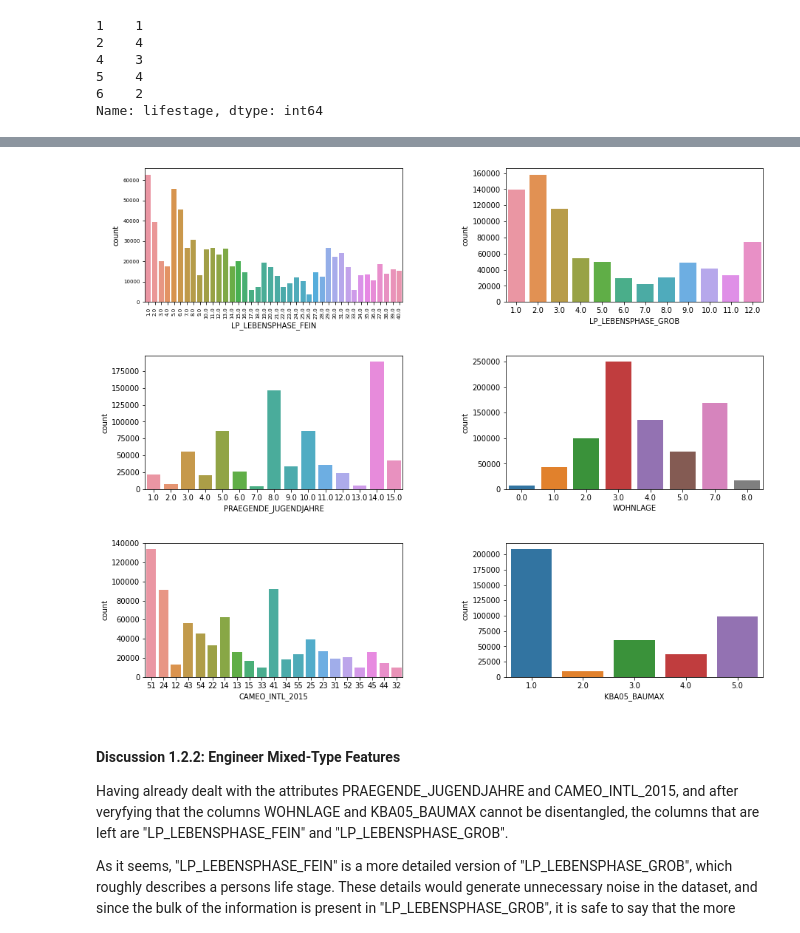
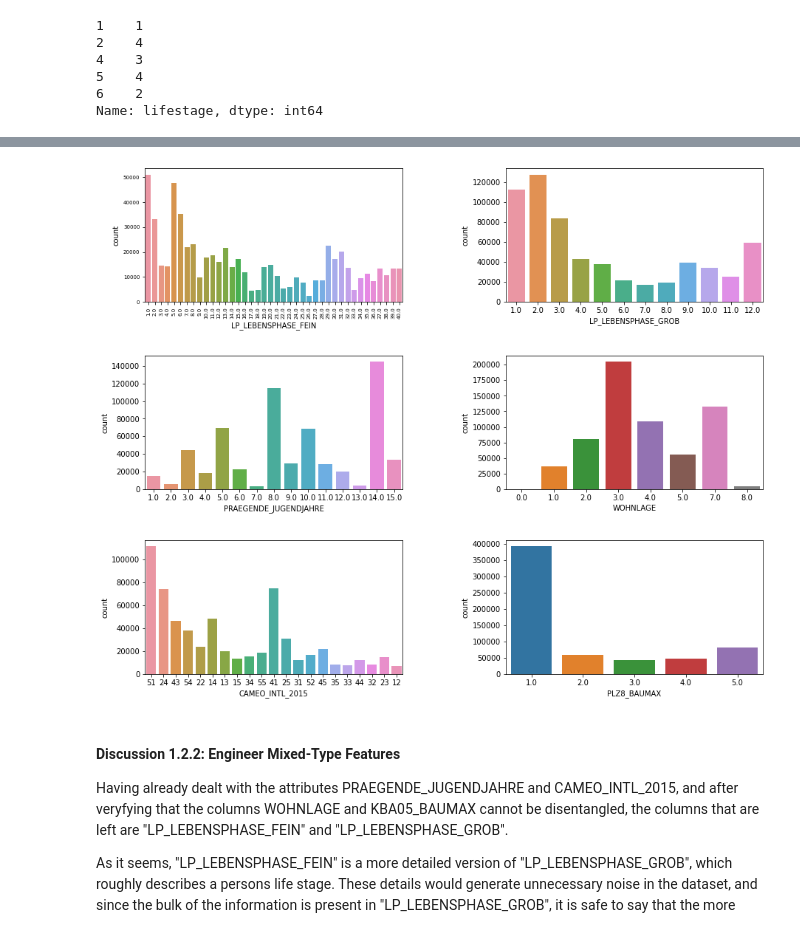
Before and after one commit to davidjentjens/customer_segments_with_arvato, a Jupyter notebook: Identify_Customer_Segments.ipynb, the cells around one changed output, grey strips where cells are left out. Cells and saved outputs as stored; diff of their text form; code cells hidden in the pictures.

```diff
--- a/Identify_Customer_Segments.ipynb
+++ b/Identify_Customer_Segments.ipynb
@@ -574,7 +576,7 @@ Multi-level attributes ( 12 ):  ['CJT_GESAMTTYP', 'FINANZTYP', 'GFK_URLAUBERTYP'
 # %%
 # Now to handle the special binary attribute case, I will be doing the following substitution.
 
-azdias_modified = azdias_without_nans.replace({'OST_WEST_KZ': {'W': 0, 'O': 1}})
+azdias_modified = azdias_modified.replace({'OST_WEST_KZ': {'W': 0, 'O': 1}})
 # %%
 # Re-encode categorical variable(s) to be kept in the analysis.
 azdias_encoded = pd.get_dummies(azdias_modified, columns=multilevel_attr)
@@ -741,26 +758,27 @@ Name: lifestage, dtype: int64
+# %%
+# As with the categorical variables, the columns removed due to missing values also need to be removed from the
+# mixed attribute list.
+
+mixed_attr = mixed_attr.drop(labels=[64])
 # %%
-# To analyze the other mixed columns, I will be graphing them in the same way I did the categorical values
-
-mixed_attr = feat_info[feat_info['type'] == 'mixed'].attribute;
-
-for i in range(0, len(mixed_attr)-1):
+for i in range(0, len(mixed_attr)):
     if((i%4)+1 == 1):
         fig = plt.figure(figsize=(15,8))
         fig.subplots_adjust(hspace=0.4, wspace=0.4)
 
     column = mixed_attr.iloc[i]
 
     ax = fig.add_subplot(2, 2, (i%4)+1)
-    g = sns.countplot(data=azdias, x=column);
+    g = sns.countplot(data=azdias_encoded, x=column);
 
     if(i == 0):
         g.set_xticklabels(labels=g.get_xticklabels(), rotation=90)
         g.tick_params(labelsize=7)
 
 plt.show()
 # %% [output]
-[figure, old version]
+[figure, new version]
-[figure, old version]
+[figure, new version]
 # %%
 azdias_encoded = azdias_encoded.drop(['LP_LEBENSPHASE_FEIN'], axis=1)
 # %% [markdown]
```
Also changed, not shown: parts of 14 cells of this notebook.
